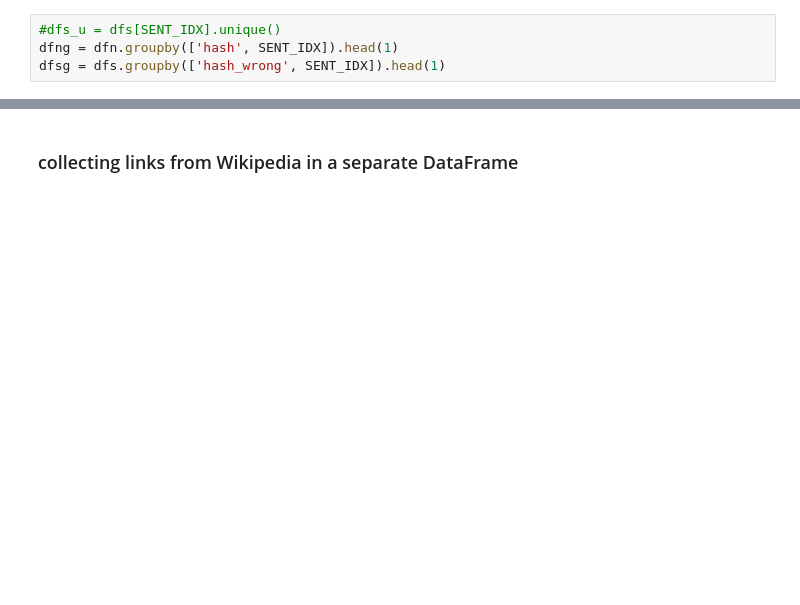
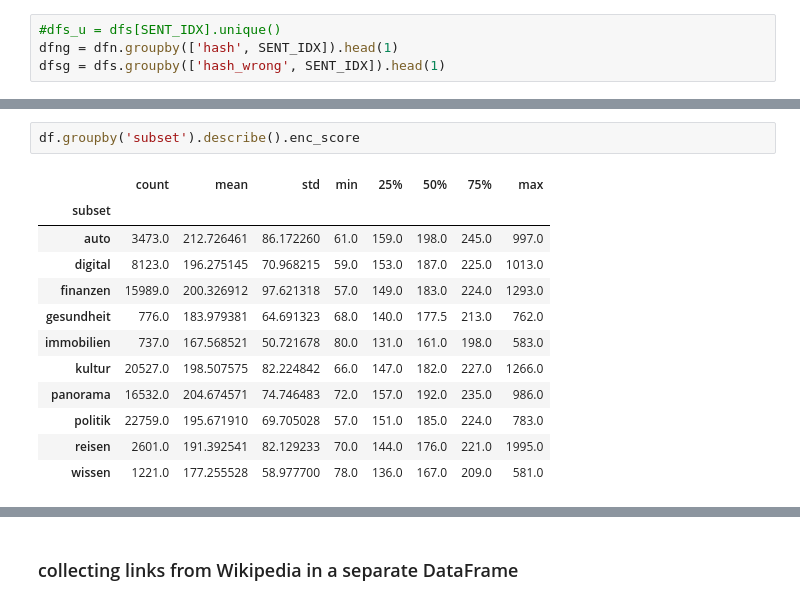
Before and after one commit to andifunke/topic-labeling, a Jupyter notebook: Snippets.ipynb, the cells around one changed output, grey strips where cells are left out. Saved outputs shown, nothing was run; the diff lists cells and outputs as text; blank space fills up the shorter version.

```diff
--- a/Snippets.ipynb
+++ b/Snippets.ipynb
@@ -197,0 +385,15 @@ c2.groupby('subset').describe()
+# %%
+df.groupby('subset').describe().enc_score
+# %% [output]
+|  | count | mean | std | min | 25% | 50% | 75% | max |
+| subset |  |  |  |  |  |  |  |  |
+| auto | 3473.0 | 212.726461 | 86.172260 | 61.0 | 159.0 | 198.0 | 245.0 | 997.0 |
+| digital | 8123.0 | 196.275145 | 70.968215 | 59.0 | 153.0 | 187.0 | 225.0 | 1013.0 |
+| finanzen | 15989.0 | 200.326912 | 97.621318 | 57.0 | 149.0 | 183.0 | 224.0 | 1293.0 |
+| gesundheit | 776.0 | 183.979381 | 64.691323 | 68.0 | 140.0 | 177.5 | 213.0 | 762.0 |
+| immobilien | 737.0 | 167.568521 | 50.721678 | 80.0 | 131.0 | 161.0 | 198.0 | 583.0 |
+| kultur | 20527.0 | 198.507575 | 82.224842 | 66.0 | 147.0 | 182.0 | 227.0 | 1266.0 |
+| panorama | 16532.0 | 204.674571 | 74.746483 | 72.0 | 157.0 | 192.0 | 235.0 | 986.0 |
+| politik | 22759.0 | 195.671910 | 69.705028 | 57.0 | 151.0 | 185.0 | 224.0 | 783.0 |
+| reisen | 2601.0 | 191.392541 | 82.129233 | 70.0 | 144.0 | 176.0 | 221.0 | 1995.0 |
+| wissen | 1221.0 | 177.255528 | 58.977700 | 78.0 | 136.0 | 167.0 | 209.0 | 581.0 |
```
Also changed, not shown: parts of 51 cells of this notebook, 1 other file.
